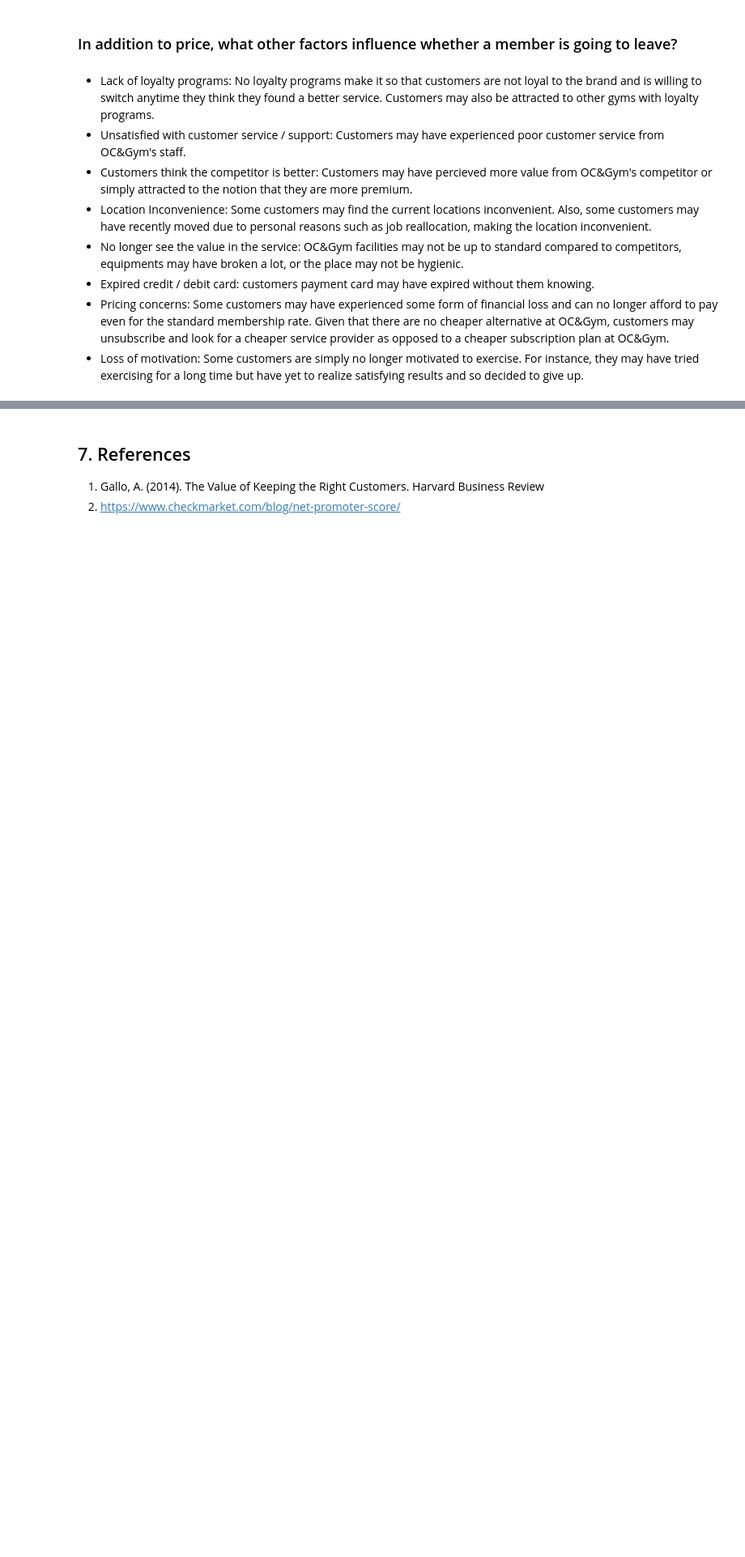
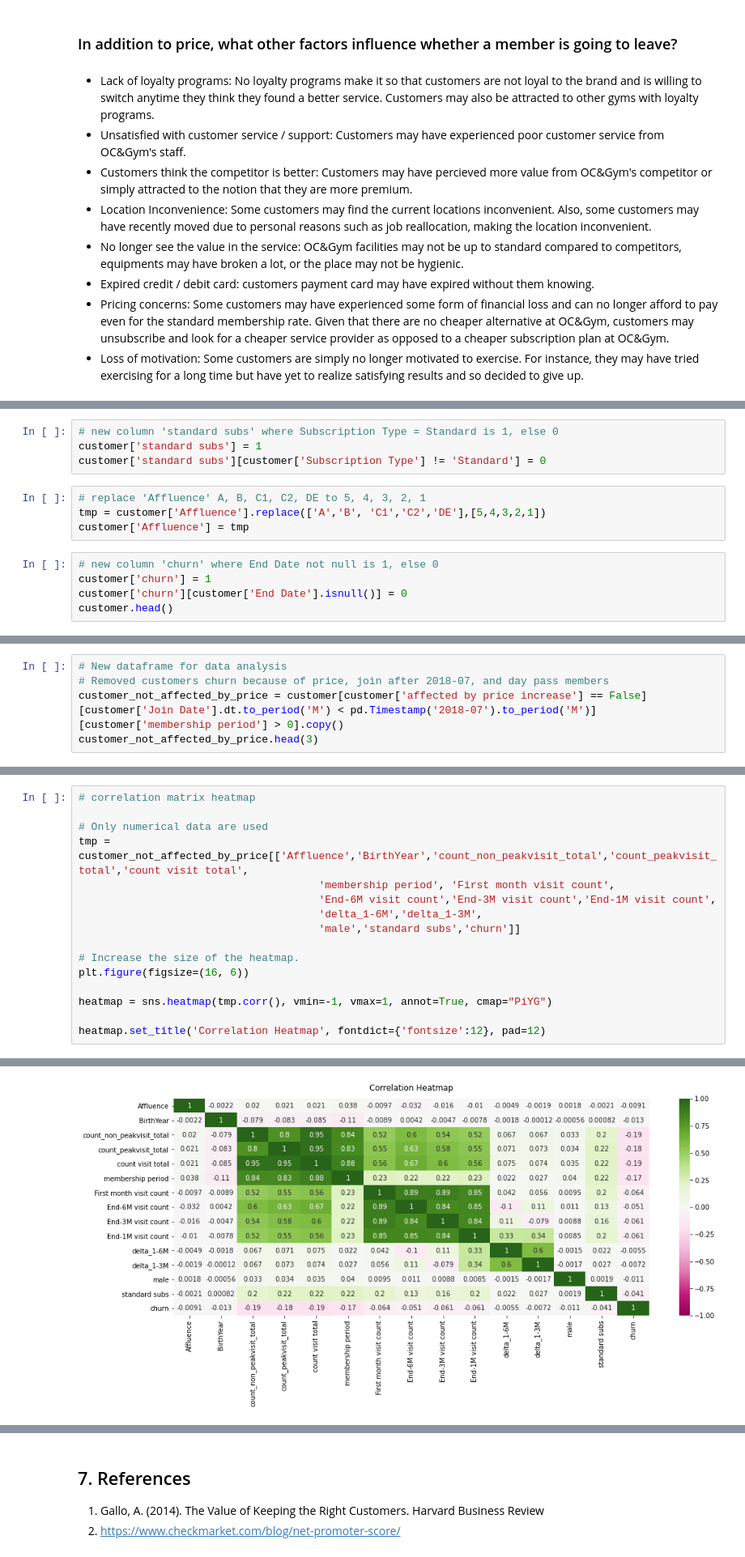
Before and after one commit to vaibhavdubey97/AIB_Assignment1, a Jupyter notebook: aib_assignment1.ipynb, the cells around one changed output, grey strips where cells are left out. Shown at 81% size. Cells and saved outputs as stored; diff of their text form; blank space fills up the shorter version.

```diff
--- a/aib_assignment1.ipynb
+++ b/aib_assignment1.ipynb
@@ -315,0 +445,13 @@ Recommended Actions:
+# %%
+# new column 'standard subs' where Subscription Type = Standard is 1, else 0
+customer['standard subs'] = 1
+customer['standard subs'][customer['Subscription Type'] != 'Standard'] = 0
+# %%
+# replace 'Affluence' A, B, C1, C2, DE to 5, 4, 3, 2, 1
+tmp = customer['Affluence'].replace(['A','B', 'C1','C2','DE'],[5,4,3,2,1])
+customer['Affluence'] = tmp
+# %%
+# new column 'churn' where End Date not null is 1, else 0
+customer['churn'] = 1
+customer['churn'][customer['End Date'].isnull()] = 0
+customer.head()
@@ -315,0 +469,5 @@ Recommended Actions:
+# %%
+# New dataframe for data analysis
+# Removed customers churn because of price, join after 2018-07, and day pass members
+customer_not_affected_by_price = customer[customer['affected by price increase'] == False][customer['Join Date'].dt.to_period('M') < pd.Timestamp('2018-07').to_period('M')][customer['membership period'] > 0].copy()
+customer_not_affected_by_price.head(3)
@@ -315,0 +486,17 @@ Recommended Actions:
+# %%
+# correlation matrix heatmap
+
+# Only numerical data are used
+tmp = customer_not_affected_by_price[['Affluence','BirthYear','count_non_peakvisit_total','count_peakvisit_total','count visit total',
+                                      'membership period', 'First month visit count',
+                                      'End-6M visit count','End-3M visit count','End-1M visit count',
+                                      'delta_1-6M','delta_1-3M',
+                                      'male','standard subs','churn']]
+
+# Increase the size of the heatmap.
+plt.figure(figsize=(16, 6))
+
+heatmap = sns.heatmap(tmp.corr(), vmin=-1, vmax=1, annot=True, cmap="PiYG")
+
+heatmap.set_title('Correlation Heatmap', fontdict={'fontsize':12}, pad=12)
+# %% [output]
@@ -315,0 +504 @@ Recommended Actions:
+[figure, added]
```
Also changed, not shown: parts of 79 cells of this notebook, 1 other file.
